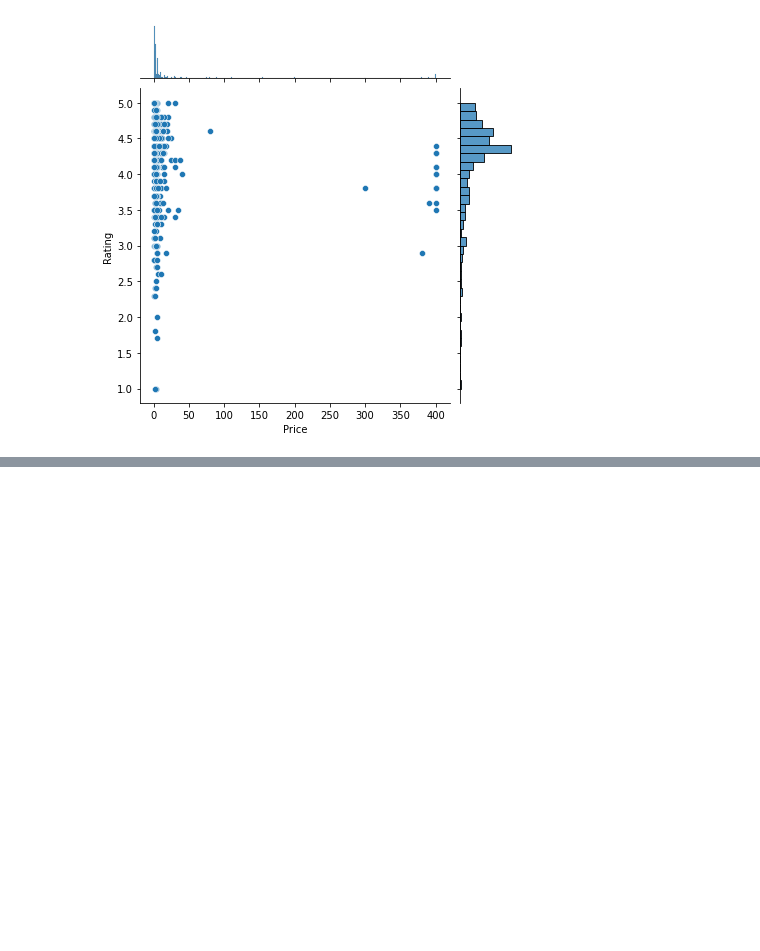
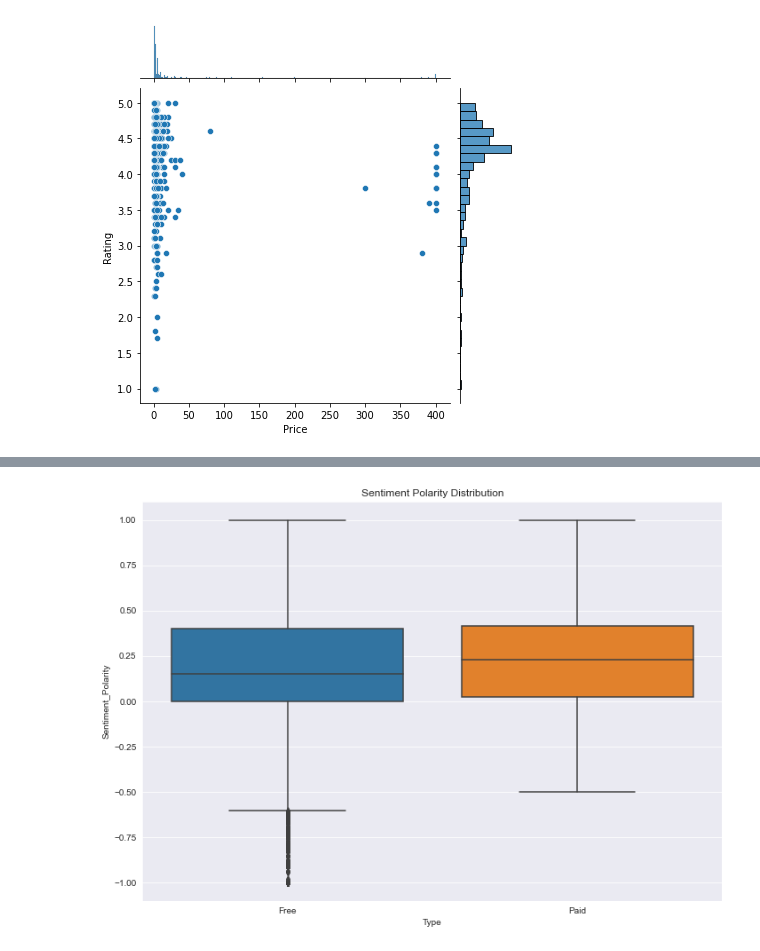
Before and after one commit to AdityaSolanki189/PythonProjects, a Jupyter notebook: GooglePS_DataAnalysis/GPlaydata_Analysis_final.ipynb, the cells around one changed output, grey strips where cells are left out. Cells and saved outputs as stored; diff of their text form; code cells hidden in the pictures; blank space fills up the shorter version.

Commit message:
final commit for GPlaydata Analysis

```diff
--- a/GooglePS_DataAnalysis/GPlaydata_Analysis_final.ipynb
+++ b/GooglePS_DataAnalysis/GPlaydata_Analysis_final.ipynb
@@ -373,0 +409,7 @@ p = sns.jointplot( "Price", "Rating", paid_apps)
+# %%
+# BASIC SENTIMENT ANALYSIS
+# now, we will use the user reviews dataset to analyze the sentiments on Each APP
+
+reviews_data = pd.read_csv('googleplaystore_user_reviews.csv')
+
+reviews_data.head(10)
@@ -373,0 +481,16 @@ p = sns.jointplot( "Price", "Rating", paid_apps)
+# %%
+# Sentiment Analysis on Paid vs Free Apps,
+
+#merged_df.loc[merged_df.Type=='Free']['Sentiment_Polarity']
+sns.set_style('ticks')
+sns.set_style("darkgrid")
+fig, ax = plt.subplots()
+fig.set_size_inches(11.7, 8.27)
+ax = sns.boxplot(x='Type', y='Sentiment_Polarity', data=merged_data)
+title = ax.set_title('Sentiment Polarity Distribution')
+"""
+Observation : Free apps receive a lot of harsh comments which are indicated as outliers on the negative Y-axis.
+
+Users are more lenient and tolerant while reviewing paid apps - moderate choice of words. They are never extremely negative while reviewing a paid app. """
+# %% [output]
+[figure, added]
```
Also changed, not shown: parts of 6 cells of this notebook, 1 other file.
